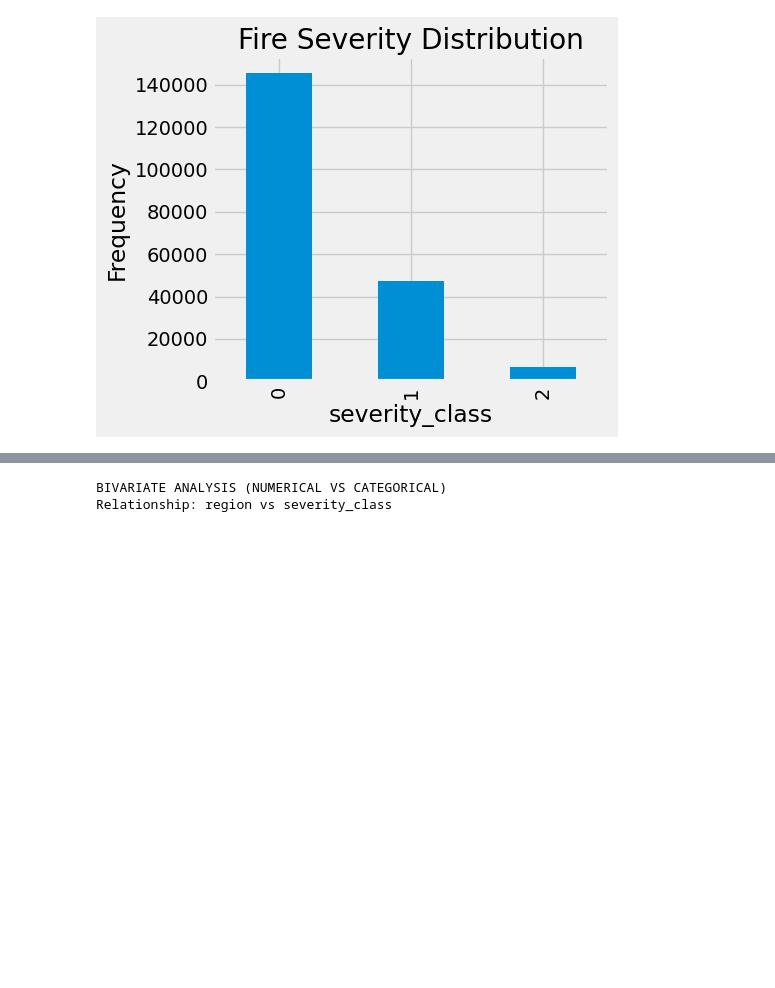
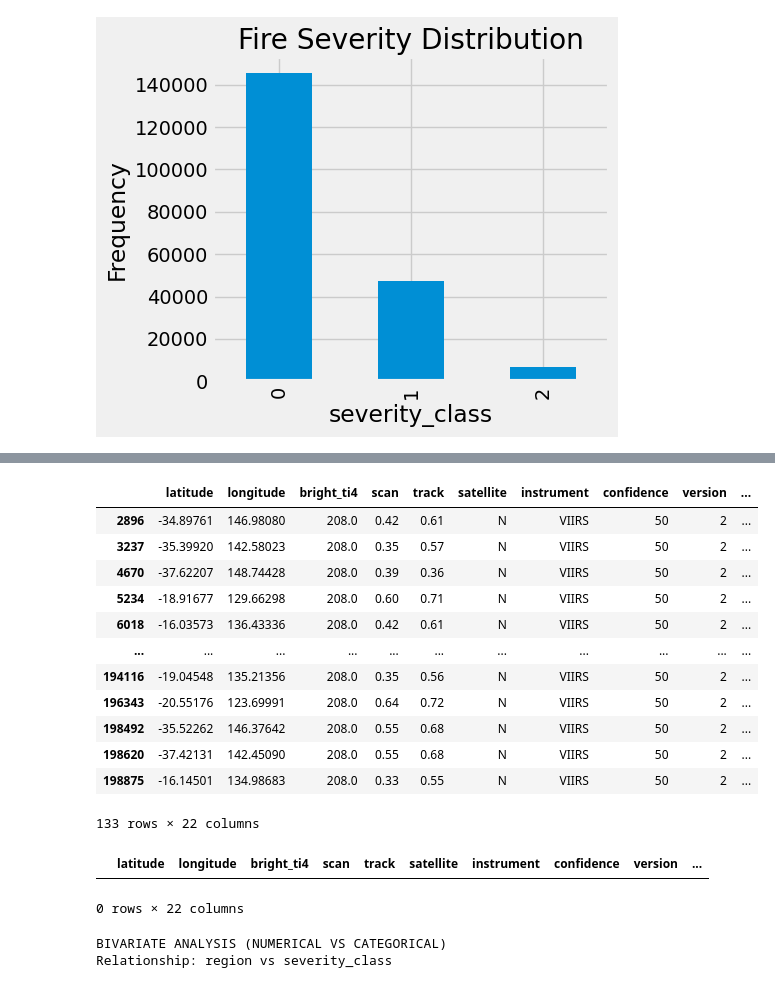
Before and after one commit to Arej00/bush_fire, a Jupyter notebook: notebook/EDA.ipynb, the cells around one changed output, grey strips where cells are left out. Saved outputs shown, nothing was run; the diff lists cells and outputs as text; code cells hidden in the pictures; blank space fills up the shorter version.

```diff
--- a/notebook/EDA.ipynb
+++ b/notebook/EDA.ipynb
@@ -123,3 +192,24 @@ memory usage: 30.5+ MB
+# %%
+df[df['bright_ti4']<225]
+# %% [output]
+|  | latitude | longitude | bright_ti4 | scan | track | satellite | instrument | confidence | version | ... |
+| 2896 | -34.89761 | 146.98080 | 208.0 | 0.42 | 0.61 | N | VIIRS | 50 | 2 | ... |
+| 3237 | -35.39920 | 142.58023 | 208.0 | 0.35 | 0.57 | N | VIIRS | 50 | 2 | ... |
+| 4670 | -37.62207 | 148.74428 | 208.0 | 0.39 | 0.36 | N | VIIRS | 50 | 2 | ... |
+| 5234 | -18.91677 | 129.66298 | 208.0 | 0.60 | 0.71 | N | VIIRS | 50 | 2 | ... |
+| 6018 | -16.03573 | 136.43336 | 208.0 | 0.42 | 0.61 | N | VIIRS | 50 | 2 | ... |
+| ... | ... | ... | ... | ... | ... | ... | ... | ... | ... | ... |
+| 194116 | -19.04548 | 135.21356 | 208.0 | 0.35 | 0.56 | N | VIIRS | 50 | 2 | ... |
+| 196343 | -20.55176 | 123.69991 | 208.0 | 0.64 | 0.72 | N | VIIRS | 50 | 2 | ... |
+| 198492 | -35.52262 | 146.37642 | 208.0 | 0.55 | 0.68 | N | VIIRS | 50 | 2 | ... |
+| 198620 | -37.42131 | 142.45090 | 208.0 | 0.55 | 0.68 | N | VIIRS | 50 | 2 | ... |
+| 198875 | -16.14501 | 134.98683 | 208.0 | 0.33 | 0.55 | N | VIIRS | 50 | 2 | ... |
+133 rows × 22 columns
+# %%
+df[(df['bright_ti4']<225) & (df['bright_ti5']==150)]
+# %% [output]
+|  | latitude | longitude | bright_ti4 | scan | track | satellite | instrument | confidence | version | ... |
+0 rows × 22 columns
 # %%
 print("BIVARIATE ANALYSIS (NUMERICAL VS CATEGORICAL)")
 
```
Also changed, not shown: parts of 10 cells of this notebook, 2 other files.
